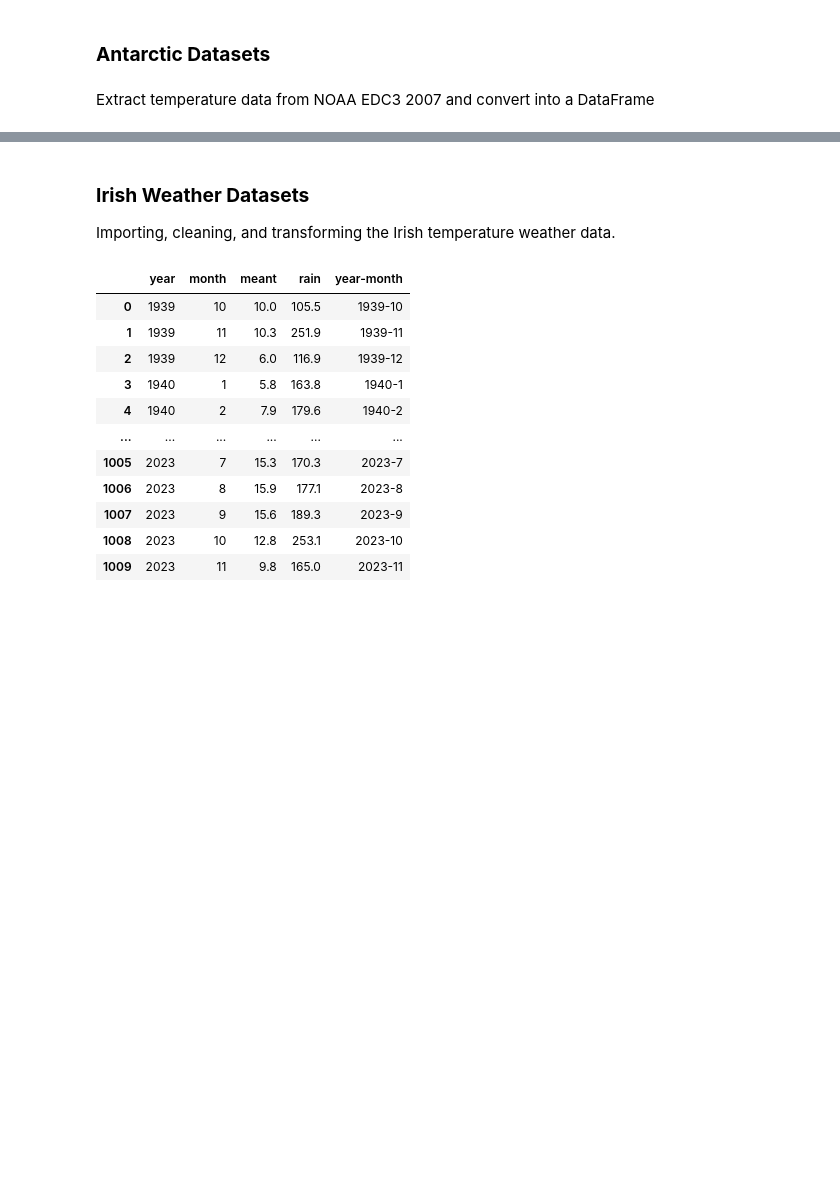
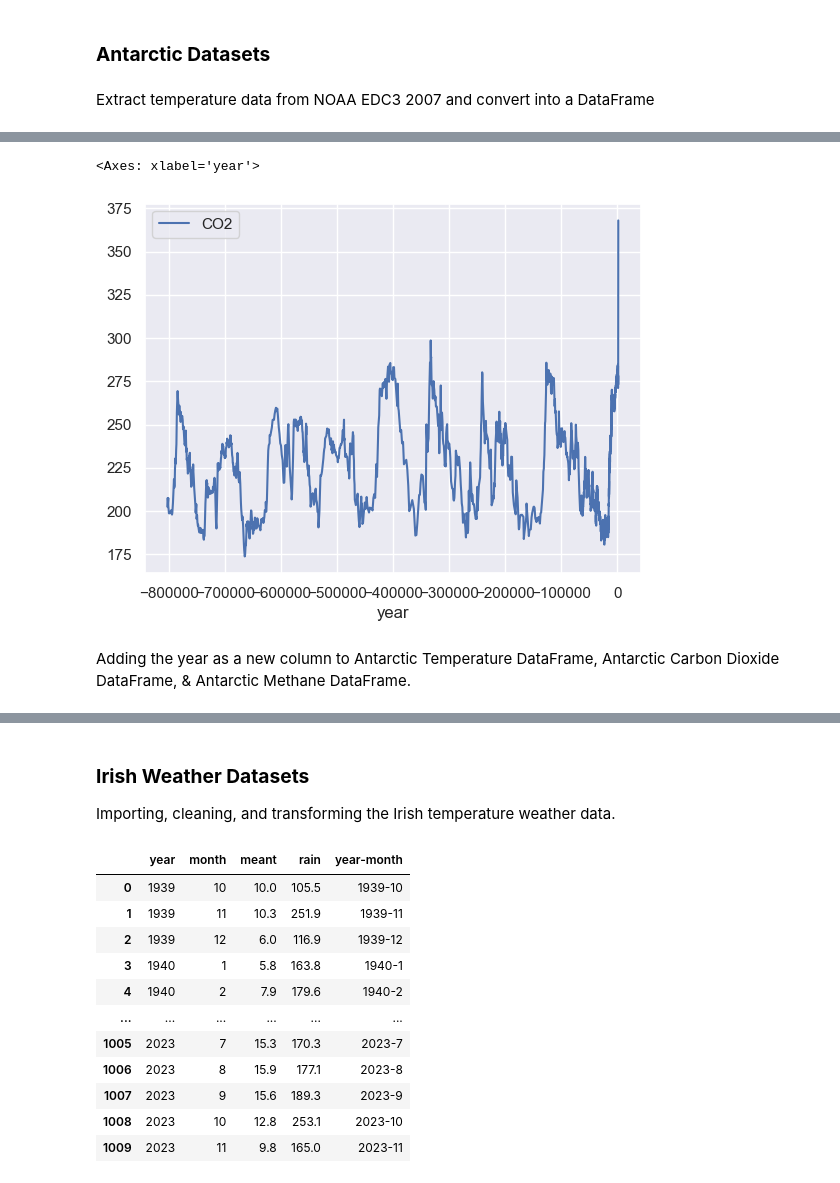
Before and after one commit to damienfarrell/prog-data-project-2, a Jupyter notebook: project_2.ipynb, the cells around one changed output, grey strips where cells are left out. Saved outputs shown, nothing was run; the diff lists cells and outputs as text; code cells hidden in the pictures; blank space fills up the shorter version.

```diff
--- a/project_2.ipynb
+++ b/project_2.ipynb
@@ -114,0 +172,14 @@ antarctic_temp_df.rename(columns={"Temperature": "temp"}, inplace=True)
+# %%
+antarctic_carbon_dioxide_df = antarctic_carbon_dioxide_df.drop_duplicates(subset="year")
+
+min_year = antarctic_carbon_dioxide_df["year"].min()
+max_year = antarctic_carbon_dioxide_df["year"].max()
+year_range = pd.Series(range(min_year, max_year + 1), name="year")
+# %%
+antarctic_carbon_dioxide_df.set_index("year", inplace=True)
+antarctic_carbon_dioxide_df.plot()
+# %% [output]
+<Axes: xlabel='year'>
+[figure, added]
+# %% [markdown]
+Adding the year as a new column to Antarctic Temperature DataFrame, Antarctic Carbon Dioxide DataFrame, & Antarctic Methane DataFrame.
```
Also changed, not shown: parts of 26 cells of this notebook.
